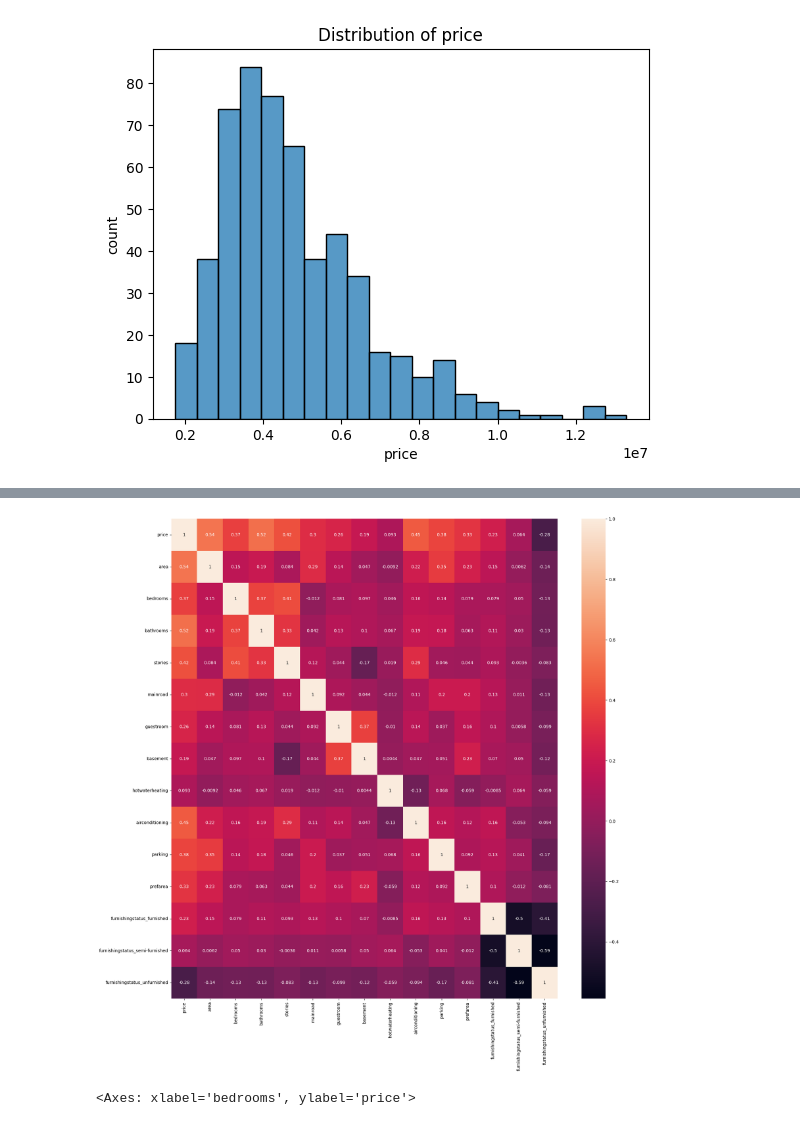
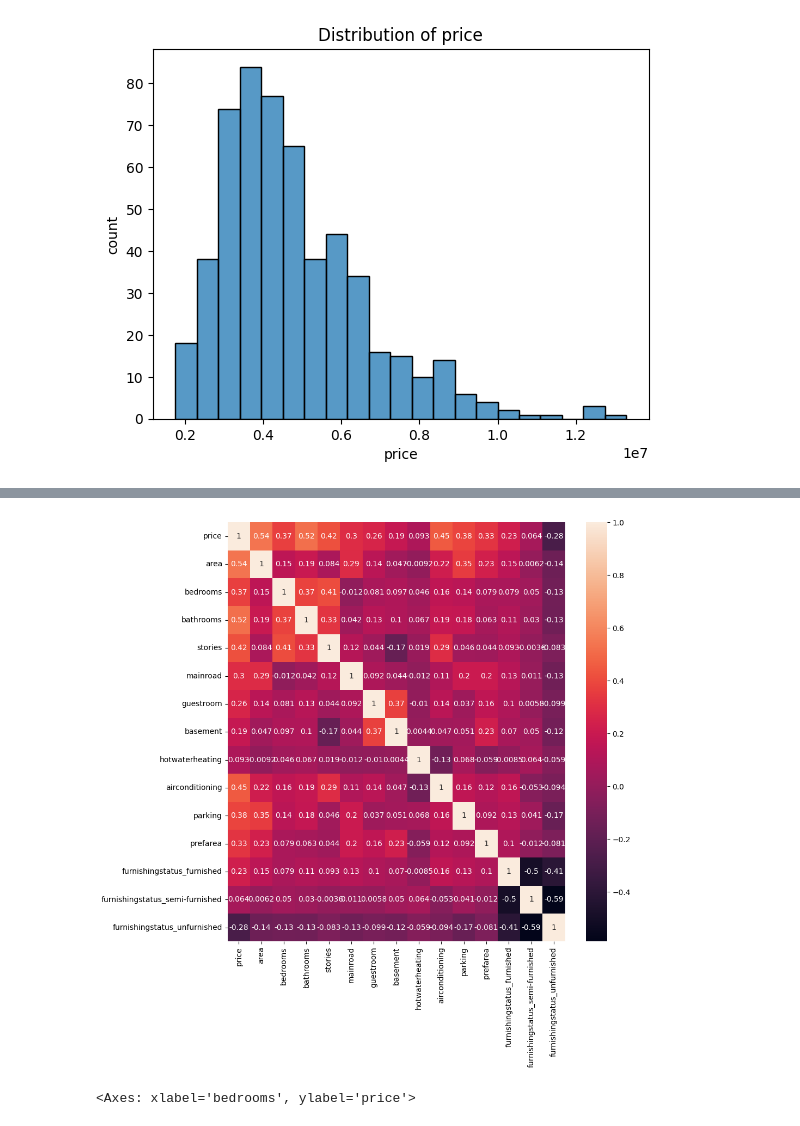
Before and after one commit to 1Amankabra/ML-AI-IT, a Jupyter notebook: day_25_Online/house_priceing_predict.ipynb, the cells around one changed output, grey strips where cells are left out. Saved outputs shown, nothing was run; the diff lists cells and outputs as text; code cells hidden in the pictures.

```diff
--- a/day_25_Online/house_priceing_predict.ipynb
+++ b/day_25_Online/house_priceing_predict.ipynb
@@ -173,5 +171,5 @@ data.head(2)
 | 0 | 13300000 | 7420 | 4 | 2 | 3 | yes | no | no | no | ... |
 | 1 | 12250000 | 8960 | 4 | 4 | 4 | yes | no | no | no | ... |
 # %%
-data["mainroad"]=data["mainroad"].map({'yes':1,"no":0})
+#data["mainroad"]=data["mainroad"].map({'yes':1,"no":0})
 # %%
@@ -245,12 +255,12 @@ data.corr()
 | furnishingstatus_unfurnished | -0.280587 | -0.142278 | -0.126252 | -0.132107 | -0.082972 | -0.133123 | -0.099023 | -0.117935 | -0.059194 | ... |
 # %%
 corr_mat=data.corr()
-plt.figure(figsize=(20,20))
+plt.figure(figsize=(10,10))
 snm.heatmap(corr_mat,annot=True)
 plt.title=("correction error")
 plt.show()
 # %% [output]
-[figure, old version]
+[figure, new version]
 # %%
 snm.barplot(data=data,x="bedrooms",y="price",hue="mainroad")
 # %% [output]
```
Also changed, not shown: parts of 4 cells of this notebook.
